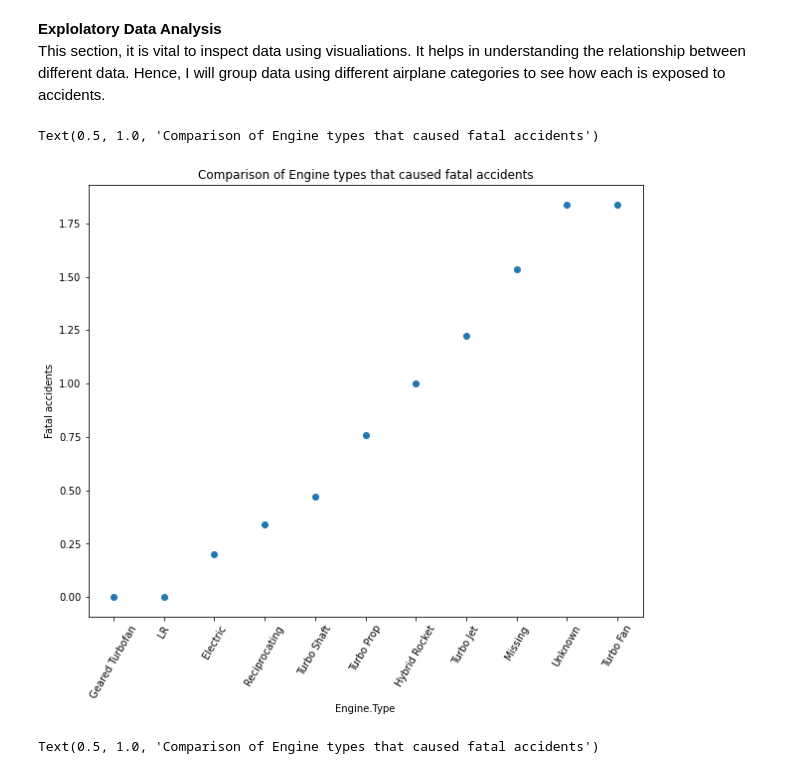
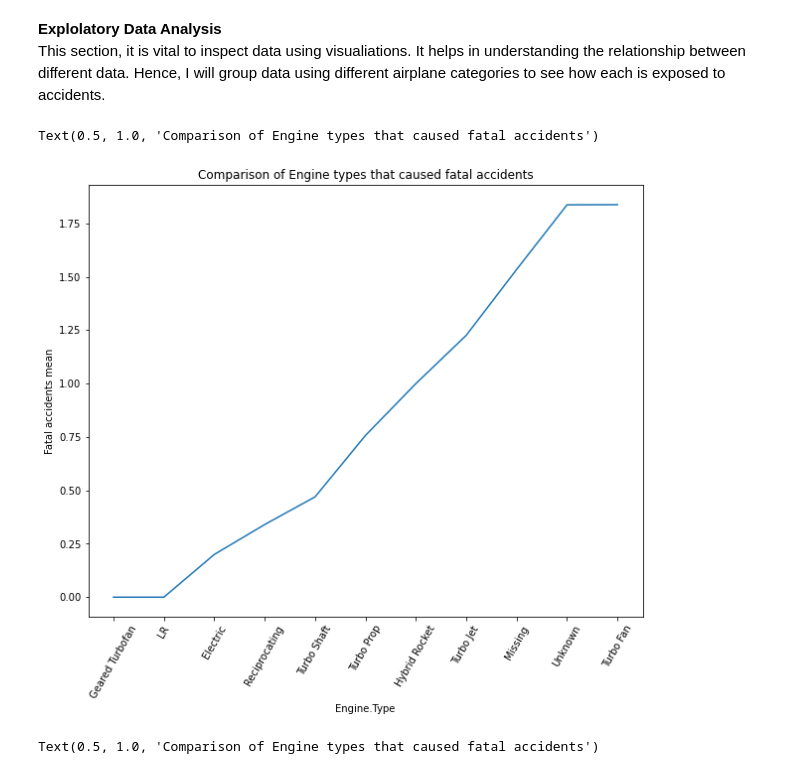
Before and after one commit to Eugene-Asengi/dsc-phase-1-project-v3, a Jupyter notebook: student.ipynb, the cells around one changed output. Cells and saved outputs as stored; diff of their text form; code cells hidden in the pictures.

```diff
--- a/student.ipynb
+++ b/student.ipynb
@@ -468,18 +496,18 @@ df
 **Explolatory Data Analysis**
 This section, it is vital to inspect data using visualiations. It helps in understanding the relationship between different data. Hence, I will group data using different airplane categories to see how each is exposed to accidents.
 # %%
-# Plotting a scatterplot to compare which Engine types caused the highest number of fatal accidents.
+# Plotting a lineplot to compare which Engine types caused the highest number of fatal accidents.
 engine_type = ['Geared Turbofan','LR','Electric','Reciprocating','Turbo Shaft','Turbo Prop','Hybrid Rocket','Turbo Jet','Missing','Unknown','Turbo Fan']
 mean = [0.,0,0.2,0.340026,0.469659,0.757299,1,1.226174,1.534677,1.837232,1.837969]
 fig, ax = plt.subplots(figsize=(10,8))
-ax.scatter(engine_type, mean)
+ax.plot(engine_type, mean)
 plt.xticks(Rotation=60)
 ax.set_xlabel('Engine.Type')
-ax.set_ylabel('Fatal accidents')
+ax.set_ylabel('Fatal accidents mean')
 ax.set_title('Comparison of Engine types that caused fatal accidents')
 # %% [output]
 Text(0.5, 1.0, 'Comparison of Engine types that caused fatal accidents')
-[figure, old version]
+[figure, new version]
 # %%
 # Plotting a bar graph to compare which Engine types caused the highest number of fatal accidents.
 engine_type = ['Geared Turbofan','LR','Electric','Reciprocating','Turbo Shaft','Turbo Prop','Hybrid Rocket','Turbo Jet','Missing','Unknown','Turbo Fan']
```
Also changed, not shown: parts of 6 cells of this notebook.
